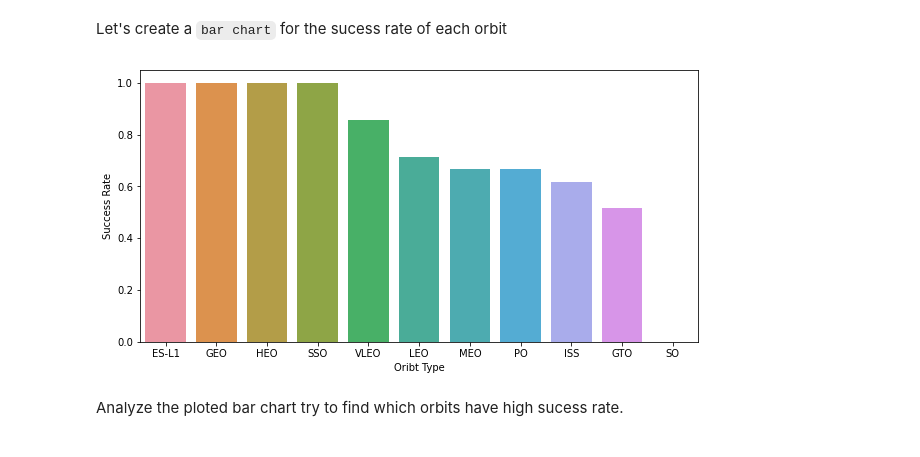
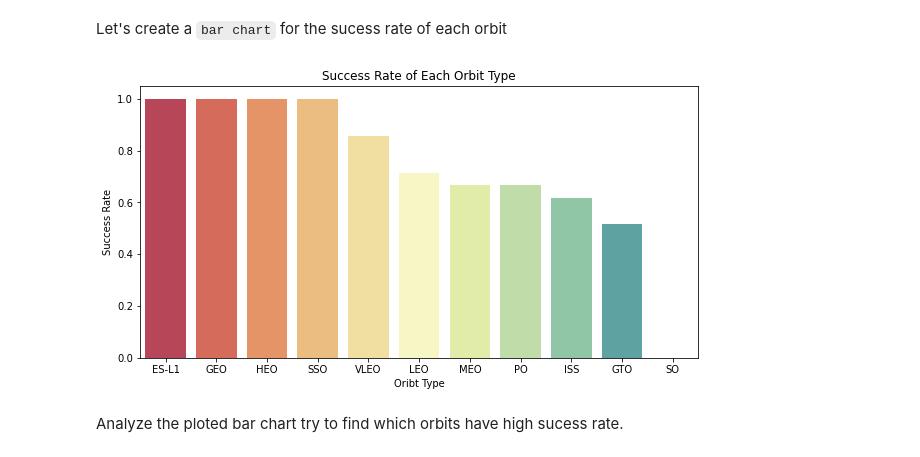
Before and after one commit to fadhilrezam/applied_data_science_capstone, a Jupyter notebook: jupyter-labs-eda-dataviz.ipynb, the cells around one changed output. Drawn from its saved outputs; the diff is of its cells as text; code cells hidden in the pictures.

```diff
--- a/jupyter-labs-eda-dataviz.ipynb
+++ b/jupyter-labs-eda-dataviz.ipynb
@@ -115,14 +115,15 @@ Let's create a `bar chart` for the sucess rate of each orbit
 # %%
 # HINT use groupby method on Orbit column and get the mean of Class column
 orbit_success = df[['Orbit','Class']].groupby('Orbit')['Class'].mean().sort_values(ascending = False)
 orbit_success.index
 plt.figure(figsize = (10,5))
-sns.barplot(x = orbit_success.index, y = orbit_success.values)
+sns.barplot(x = orbit_success.index, y = orbit_success.values, palette = 'Spectral')
+plt.title('Success Rate of Each Orbit Type')
 plt.xlabel('Oribt Type')
 plt.ylabel('Success Rate')
 plt.show()
 # %% [output]
-[figure, old version]
+[figure, new version]
 # %% [markdown]
 Analyze the ploted bar chart try to find which orbits have high sucess rate.
 # %% [markdown]
```
Also changed, not shown: parts of 2 cells of this notebook, 4 other files.
